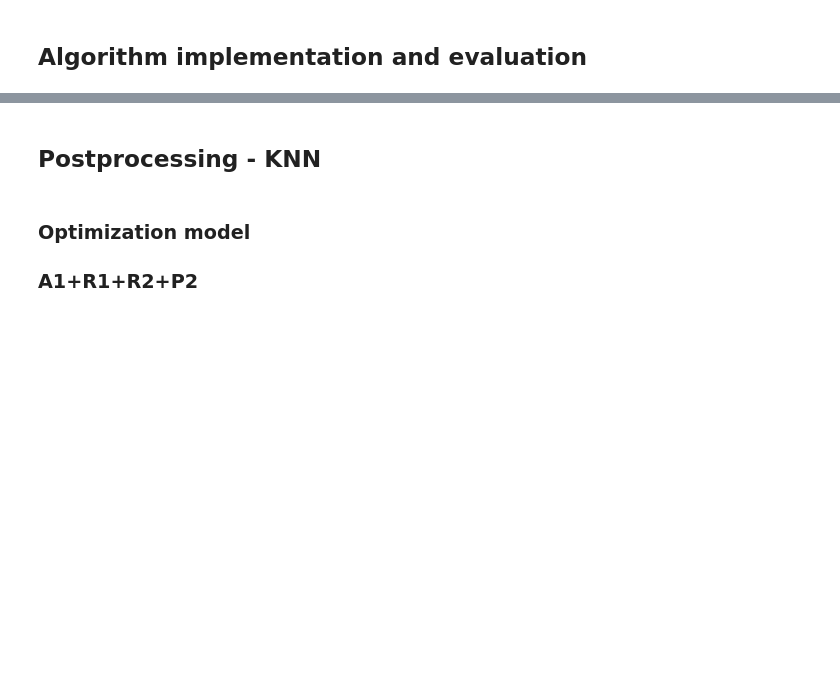
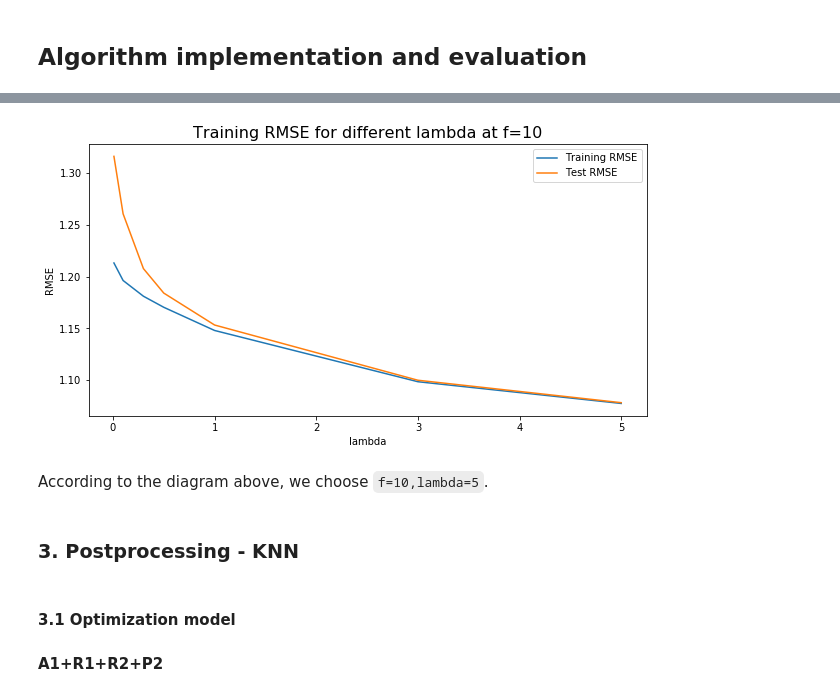
Before and after one commit to TZstatsADS/Spring2020-Project4-group11, a Jupyter notebook: doc/main.ipynb, the cells around one changed output, grey strips where cells are left out. Saved outputs shown, nothing was run; the diff lists cells and outputs as text; code cells hidden in the pictures; blank space fills up the shorter version.

```diff
--- a/doc/main.ipynb
+++ b/doc/main.ipynb
@@ -243,8 +231,31 @@ plt.show()
+# %%
+lambda_list = [0.01, 0.1, 0.3, 0.5, 1, 3, 5]
+
+trains_la = []
+tests_la = []
+for l in lambda_list:
+    train_la,test_la = cv(data,5,10,l)
+    trains_la.append(np.mean(train_la))
+    tests_la.append(np.mean(test_la))
+# %%
+plt.figure(figsize=(10,5))
+plt.plot(lambda_list,trains_la)
+plt.plot(lambda_list,tests_la)
+plt.legend(['Training RMSE', 'Test RMSE'], loc='upper right')
+plt.xlabel('lambda', fontsize=10)
+plt.ylabel('RMSE', fontsize=10)
+plt.title("Training RMSE for different lambda at f=10", fontsize=16)
+
+plt.show()
+# %% [output]
+[figure, added]
+# %% [markdown]
+ According to the diagram above, we choose `f=10,lambda=5`.
 # %% [markdown]
-## Postprocessing - KNN
+### 3. Postprocessing - KNN
 # %% [markdown]
-### Optimization model
-### A1+R1+R2+P2
+#### 3.1 Optimization model
+#### A1+R1+R2+P2
 # %%
 def knn(p,q,r_ij, k=1,test_point=None):
     U = len(test_point['userId'].unique())
```
Also changed, not shown: parts of 43 cells of this notebook, 4 other files.
